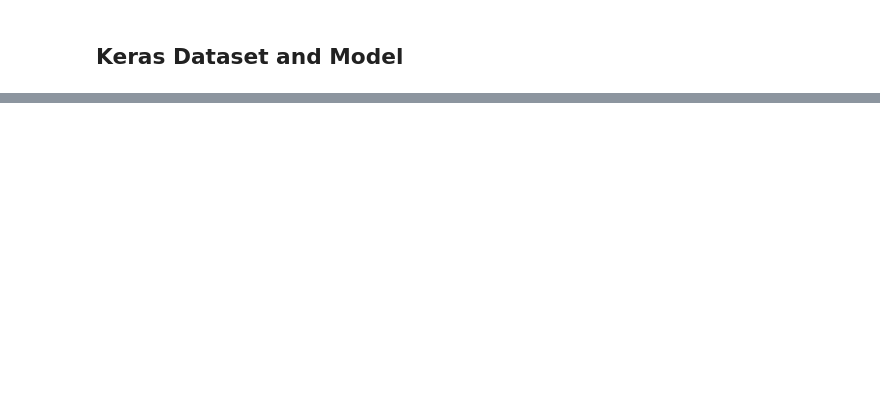
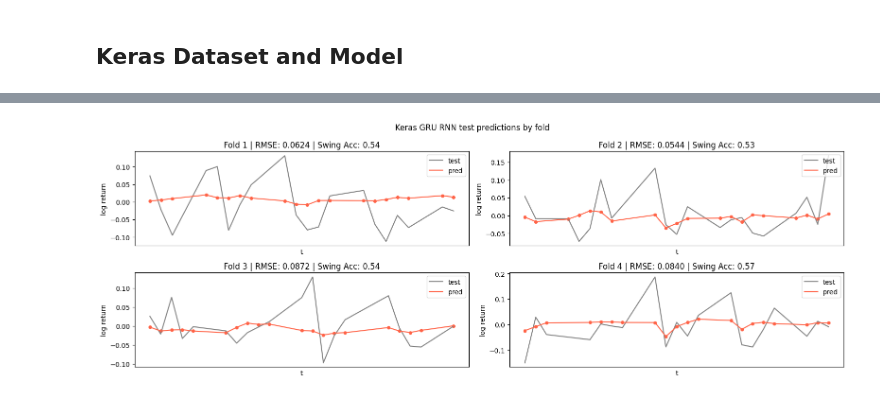
Before and after one commit to amuelrath/vix, a Jupyter notebook: analyses/rnn.ipynb, the cells around one changed output, grey strips where cells are left out. Cells and saved outputs as stored; diff of their text form; code cells hidden in the pictures; blank space fills up the shorter version.

```diff
--- a/analyses/rnn.ipynb
+++ b/analyses/rnn.ipynb
@@ -453,3 +648,49 @@ Epoch 14/75
+# %%
+if "predictions_df" not in globals() or "metrics_df" not in globals():
+    raise RuntimeError("Run the walk-forward evaluation cell first so predictions_df and metrics_df are available.")
+
+PLOT_FIRST_N_TEST_DAYS = 20
+fold_ids = sorted(predictions_df["fold"].unique())
+plot_cols = min(2, max(1, len(fold_ids)))
+plot_rows = int(np.ceil(len(fold_ids) / plot_cols))
+
+fig, axes = plt.subplots(
+    nrows=plot_rows,
+    ncols=plot_cols,
+    figsize=(8 * plot_cols, 2.8 * plot_rows),
+    squeeze=False,
+)
+axes = axes.ravel()
+
+for ax, fold_id in zip(axes, fold_ids):
+    fold_preds = predictions_df[predictions_df["fold"].eq(fold_id)].sort_values("date")
+    if PLOT_FIRST_N_TEST_DAYS is not None:
+        fold_preds = fold_preds.head(PLOT_FIRST_N_TEST_DAYS)
+
+    fold_metrics_row = metrics_df[
+        metrics_df["fold"].eq(fold_id) & metrics_df["model"].eq(MODEL_NAME)
+    ].iloc[0]
+
+    ax.plot(fold_preds["date"], fold_preds["actual"], color="grey", label="test")
+    ax.plot(fold_preds["date"], fold_preds["predicted"], color="tomato", label="pred")
+    ax.scatter(fold_preds["date"], fold_preds["predicted"], marker="o", color="tomato", s=18)
+    ax.set_title(
+        f"Fold {fold_id} | RMSE: {fold_metrics_row['rmse']:.4f} | "
+        f"Swing Acc: {fold_metrics_row['swing_accuracy']:.2f}"
+    )
+    ax.set_xlabel("t")
+    ax.set_ylabel("log return")
+    ax.set_xticks([])
+    ax.legend(loc="upper right")
+
+for ax in axes[len(fold_ids):]:
+    ax.set_visible(False)
+
+plt.suptitle(f"{MODEL_LABEL} test predictions by fold")
+plt.tight_layout()
+plt.show()
+# %% [output]
+[figure, added]
 # %%
 if "target_summary_df" not in globals():
     raise RuntimeError("Run the walk-forward evaluation cell first so target_summary_df is available.")
```
Also changed, not shown: parts of 23 cells of this notebook, 4 other files.
